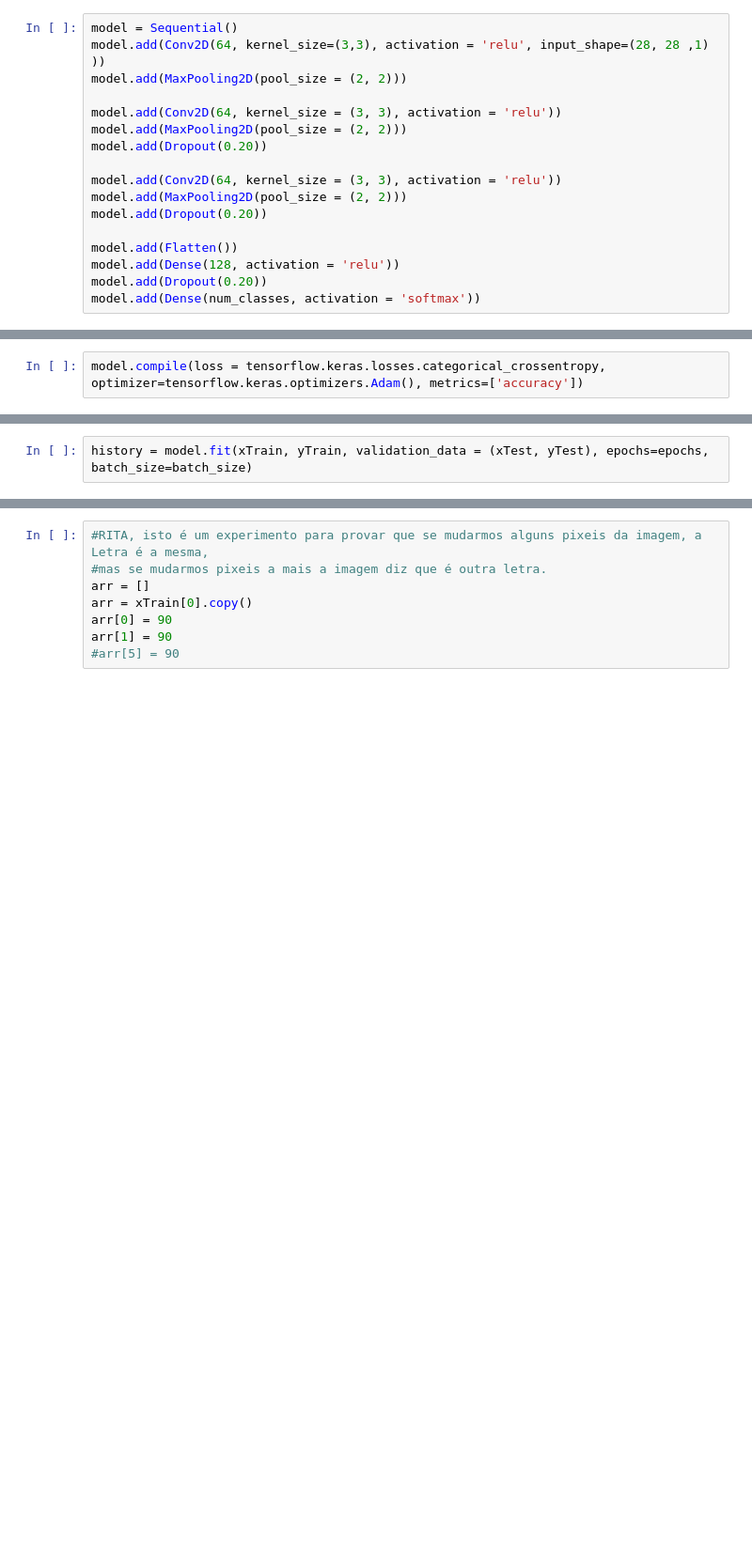
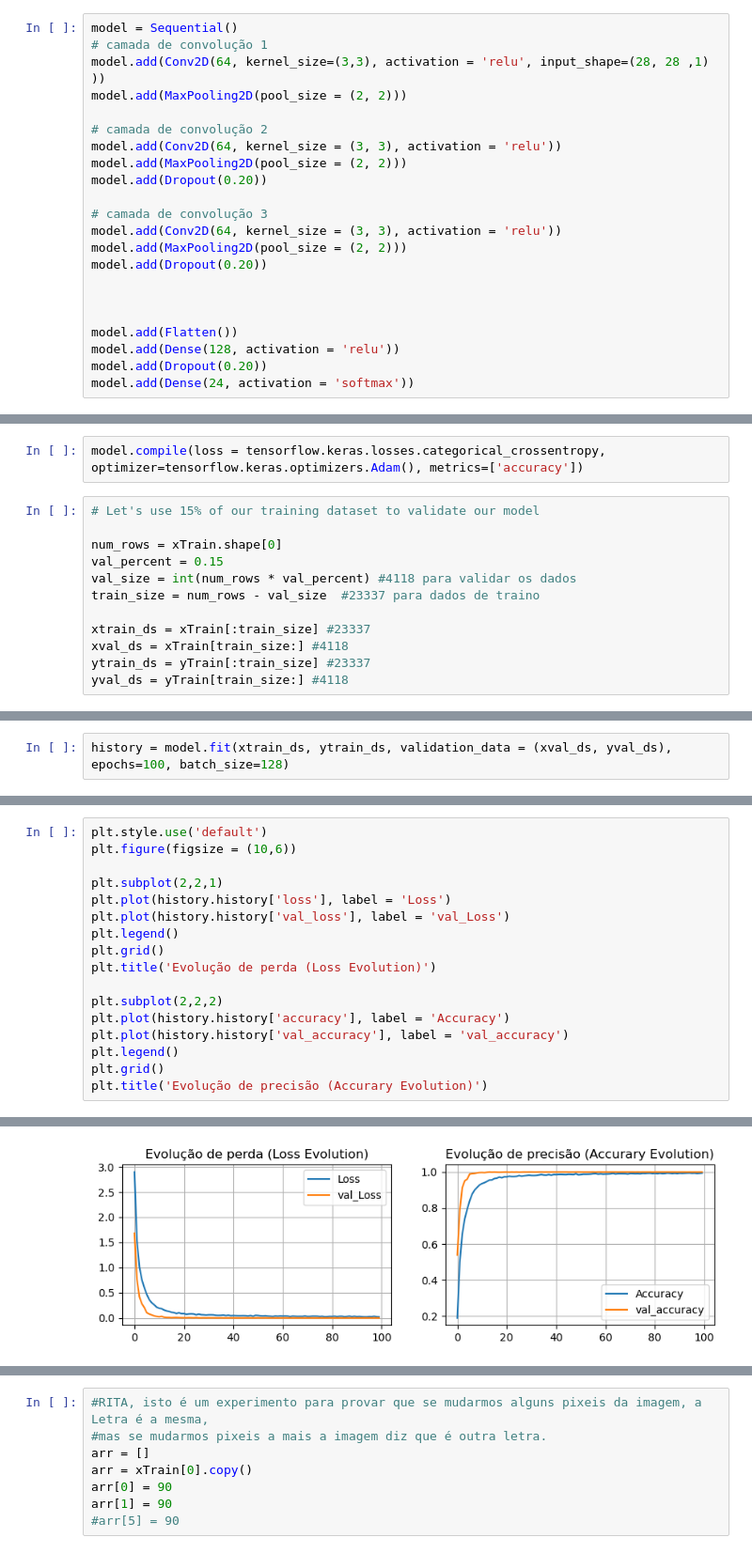
Before and after one commit to renatovalente5/AA-Projs, a Jupyter notebook: mainCNN.ipynb, the cells around one changed output, grey strips where cells are left out. Shown at 94% size. Saved outputs shown, nothing was run; the diff lists cells and outputs as text; blank space fills up the shorter version.

```diff
--- a/mainCNN.ipynb
+++ b/mainCNN.ipynb
@@ -124,17 +143,22 @@ From the definition of tensorflow.keras documentation the **Sequential** model i
 # %%
 model = Sequential()
+# camada de convolução 1
 model.add(Conv2D(64, kernel_size=(3,3), activation = 'relu', input_shape=(28, 28 ,1) ))
 model.add(MaxPooling2D(pool_size = (2, 2)))
 
+# camada de convolução 2
 model.add(Conv2D(64, kernel_size = (3, 3), activation = 'relu'))
 model.add(MaxPooling2D(pool_size = (2, 2)))
 model.add(Dropout(0.20))
 
+# camada de convolução 3
 model.add(Conv2D(64, kernel_size = (3, 3), activation = 'relu'))
 model.add(MaxPooling2D(pool_size = (2, 2)))
 model.add(Dropout(0.20))
 
+
+
 model.add(Flatten())
 model.add(Dense(128, activation = 'relu'))
 model.add(Dropout(0.20))
-model.add(Dense(num_classes, activation = 'softmax'))
+model.add(Dense(24, activation = 'softmax'))
@@ -141,2 +175,14 @@ model.add(Dense(num_classes, activation = 'softmax'))
 # %%
 model.compile(loss = tensorflow.keras.losses.categorical_crossentropy, optimizer=tensorflow.keras.optimizers.Adam(), metrics=['accuracy'])
+# %%
+# Let's use 15% of our training dataset to validate our model
+
+num_rows = xTrain.shape[0]
+val_percent = 0.15
+val_size = int(num_rows * val_percent) #4118 para validar os dados
+train_size = num_rows - val_size  #23337 para dados de traino
+
+xtrain_ds = xTrain[:train_size] #23337
+xval_ds = xTrain[train_size:] #4118
+ytrain_ds = yTrain[:train_size] #23337
+yval_ds = yTrain[train_size:] #4118
@@ -143,3 +191,3 @@ model.compile(loss = tensorflow.keras.losses.categorical_crossentropy, optimizer
 # %%
-history = model.fit(xTrain, yTrain, validation_data = (xTest, yTest), epochs=epochs, batch_size=batch_size)
+history = model.fit(xtrain_ds, ytrain_ds, validation_data = (xval_ds, yval_ds), epochs=100, batch_size=128)
 # %% [output]
@@ -213,0 +237,18 @@ _________________________________________________________________
+# %%
+plt.style.use('default')
+plt.figure(figsize = (10,6))
+
+plt.subplot(2,2,1)
+plt.plot(history.history['loss'], label = 'Loss')
+plt.plot(history.history['val_loss'], label = 'val_Loss')
+plt.legend()
+plt.grid()
+plt.title('Evolução de perda (Loss Evolution)')
+
+plt.subplot(2,2,2)
+plt.plot(history.history['accuracy'], label = 'Accuracy')
+plt.plot(history.history['val_accuracy'], label = 'val_accuracy')
+plt.legend()
+plt.grid()
+plt.title('Evolução de precisão (Accurary Evolution)')
+# %% [output]
@@ -213,0 +256 @@ _________________________________________________________________
+[figure, added]
```
Also changed, not shown: parts of 56 cells of this notebook, 30 other files.
